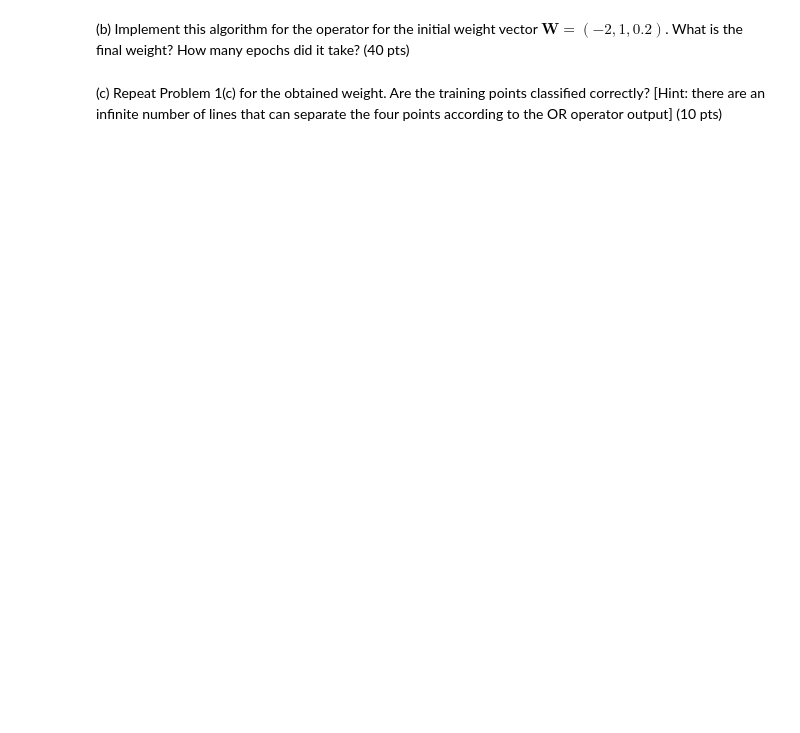
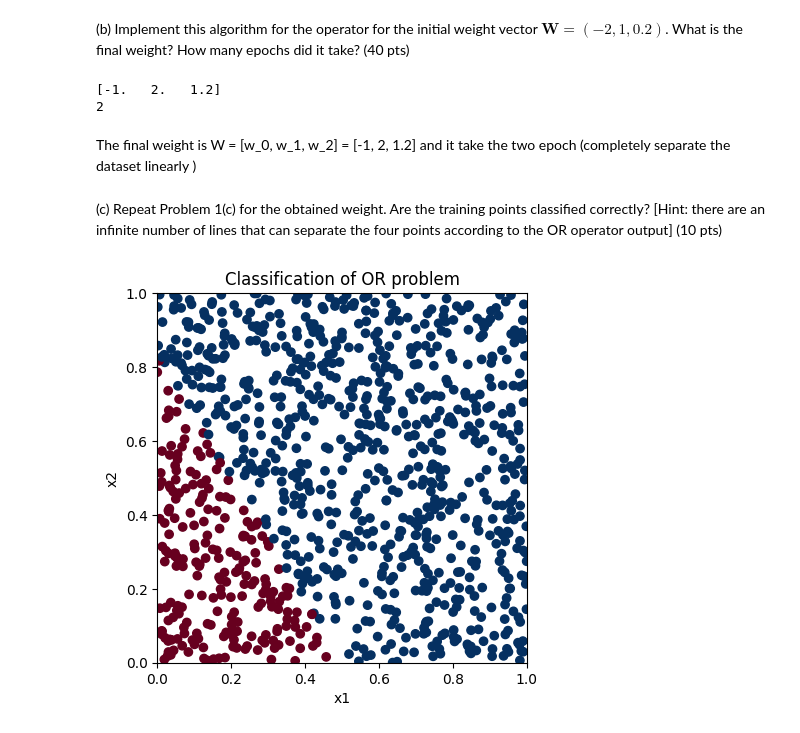
Before and after one commit to hataehyeok/compphys, a Jupyter notebook: 전산Hw9_하태혁_20210273.ipynb, the cells around one changed output. Cells and saved outputs as stored; diff of their text form; code cells hidden in the pictures; blank space fills up the shorter version.

```diff
--- a/전산Hw9_하태혁_20210273.ipynb
+++ b/전산Hw9_하태혁_20210273.ipynb
@@ -161,4 +290,83 @@ Instead of the gradient descent method, we will use the following algorithm:
 # %% [markdown]
 (b) Implement this algorithm for the operator for the initial weight vector $\mathbf{W}=(-2,1,0.2)$. What is the final weight? How many epochs did it take? (40 pts)
+# %%
+'''
+- The weight vector are given as W = [w_0, w_1, w_2]^T in R^3, where w_0 is the bias term
+- The training sample is set as X_n = [1, x_n1, x_n2]^T in R^3, where x0 = 1 is the argumented bias input
+- Activation function is constructed sign function with binary label
+'''
+
+x_train = np.array([[1,1,1], [1,1,0], [1,0,1], [1,0,0]])
+a_train = np.array([1,1,1,-1])
+
+W = np.array([-2, 1, 0.2])
+
+def sign_activation(v):
+    return np.where(v >= 0, 1, -1)
+
+max_ep = 1000
+fin_ep = 0
+
+for ep in range(max_ep):
+    count_misclassified = 0
+
+    for n in range(len(x_train)):
+        x = x_train[n]
+        target = a_train[n]
+
+        v = np.dot(W, x)
+        prediction = sign_activation(v)
+
+        if prediction != target:
+            W = W + target * x
+            count_misclassified += 1
+
+    if count_misclassified == 0:
+        fin_ep = ep + 1
+        break
+
+print(W)
+print(fin_ep)
+# %% [output]
+[-1.   2.   1.2]
+2
+# %% [markdown]
+The final weight is W = [w_0, w_1, w_2] = [-1, 2, 1.2] and it take the two epoch (completely separate the dataset linearly )
 # %% [markdown]
 (c) Repeat Problem 1(c) for the obtained weight. Are the training points classified correctly? [Hint: there are an infinite number of lines that can separate the four points according to the OR operator output] (10 pts)
+# %%
+'''
+- Choose the 1000 random points uniformly from [0,1] x [0,1]
+- Use RdBu colormap
+    - values near 0 (false) will map to red colors
+    - values near 1 (true) will map to blue colors
+    - values near 0.5 (decision boundary) will map to white/grey colors
+- Plotting with the same style parameters as Problem 1(c)
+- In this plot, -1 is mapped to red (0 value) and 1 is mapped to blue (1 value)
+'''
+
+xlist = []
+ylist = []
+
+for i in range(1000):
+    x_raw = np.random.random(2)
+    x = np.array([1, x_raw[0], x_raw[1]])  # fix the bias term x_0 = 1
+    v = np.dot(W, x)
+    y = sign_activation(v)
+    xlist.append(x_raw)
+    # ylist.append((y + 1) / 2)
+    ylist.append(float(y)) # since RdBu get the value as floating number, we must convert the integer value to floating value
+
+colors = plt.cm.RdBu(ylist)
+xlist = np.array(xlist)
+plt.scatter(xlist[:,0], xlist[:,1], marker='o', c=colors)
+plt.title('Classification of OR problem')
+plt.xlabel("x1")
+plt.ylabel("x2")
+plt.xlim(0,1)
+plt.ylim(0,1)
+ax = plt.gca()
+ax.set_aspect('equal')
+plt.show()
+# %% [output]
+[figure, added]
```
Also changed, not shown: parts of 12 cells of this notebook, 2 other files.
